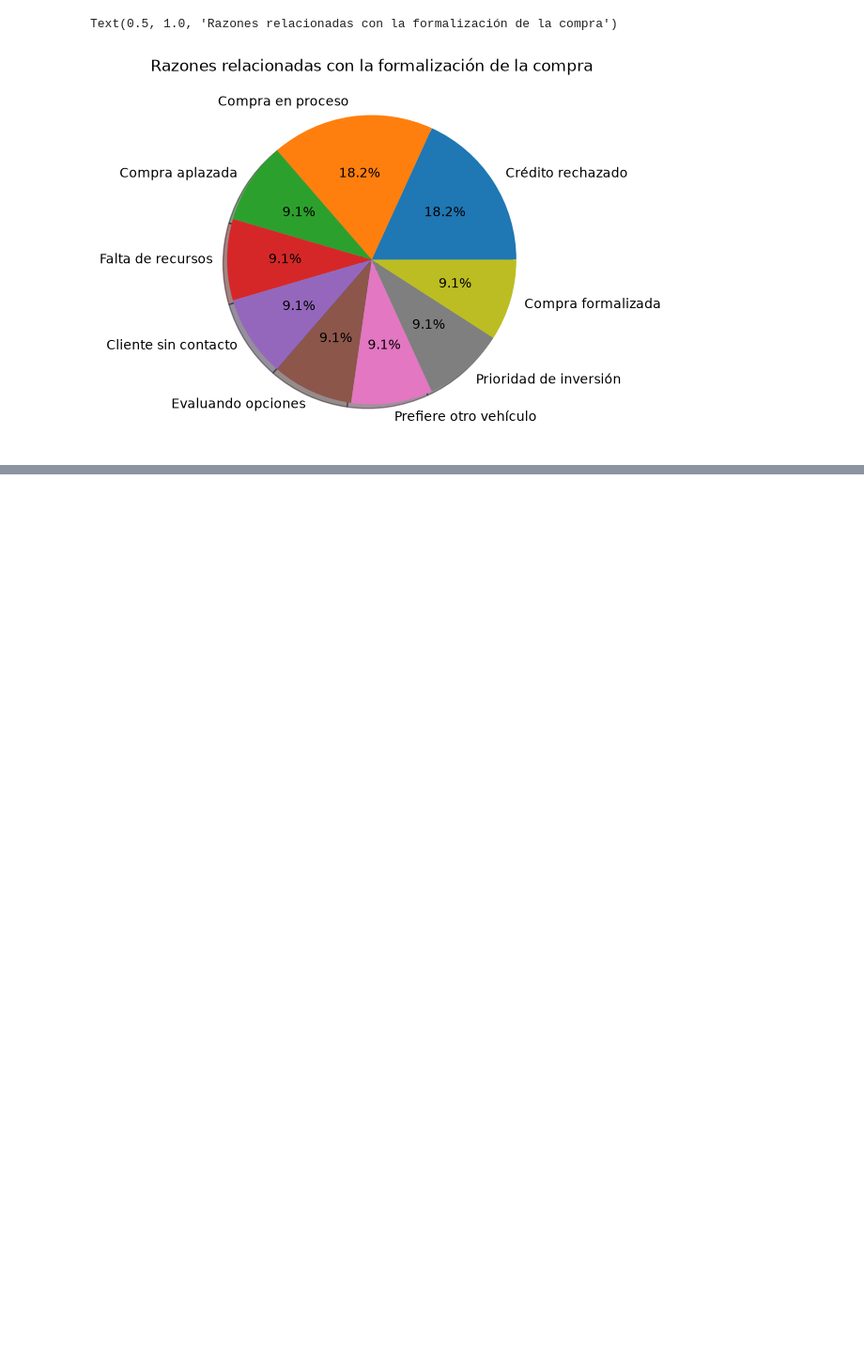
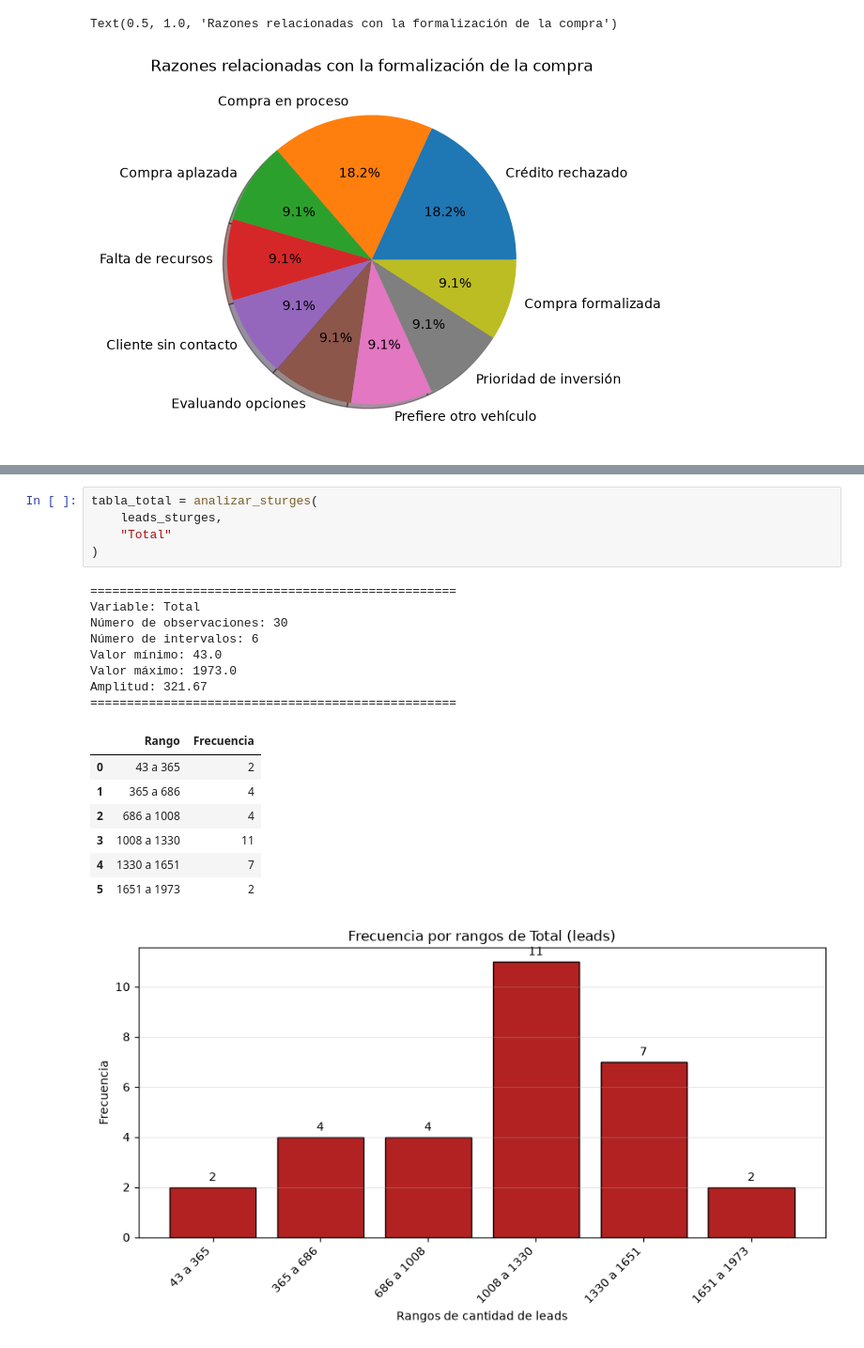
Before and after one commit to pats-pdf/1.-Extracci-n-de-Datos, a Jupyter notebook: Extracción_de_Características/Actividad 4.1/4_Extracción_de_Características.ipynb, the cells around one changed output, grey strips where cells are left out. Shown at 94% size. Saved outputs shown, nothing was run; the diff lists cells and outputs as text; blank space fills up the shorter version.

```diff
--- a/Extracción_de_Características/Actividad 4.1/4_Extracción_de_Características.ipynb
+++ b/Extracción_de_Características/Actividad 4.1/4_Extracción_de_Características.ipynb
@@ -643,0 +859,22 @@ Text(0.5, 1.0, 'Razones relacionadas con la formalización de la compra')
+# %%
+tabla_total = analizar_sturges(
+    leads_sturges,
+    "Total"
+)
+# %% [output]
+==================================================
+Variable: Total
+Número de observaciones: 30
+Número de intervalos: 6
+Valor mínimo: 43.0
+Valor máximo: 1973.0
+Amplitud: 321.67
+==================================================
+|  | Rango | Frecuencia |
+| 0 | 43 a 365 | 2 |
+| 1 | 365 a 686 | 4 |
+| 2 | 686 a 1008 | 4 |
+| 3 | 1008 a 1330 | 11 |
+| 4 | 1330 a 1651 | 7 |
+| 5 | 1651 a 1973 | 2 |
+[figure, added]
```
Also changed, not shown: parts of 13 cells of this notebook, 1 other file.
